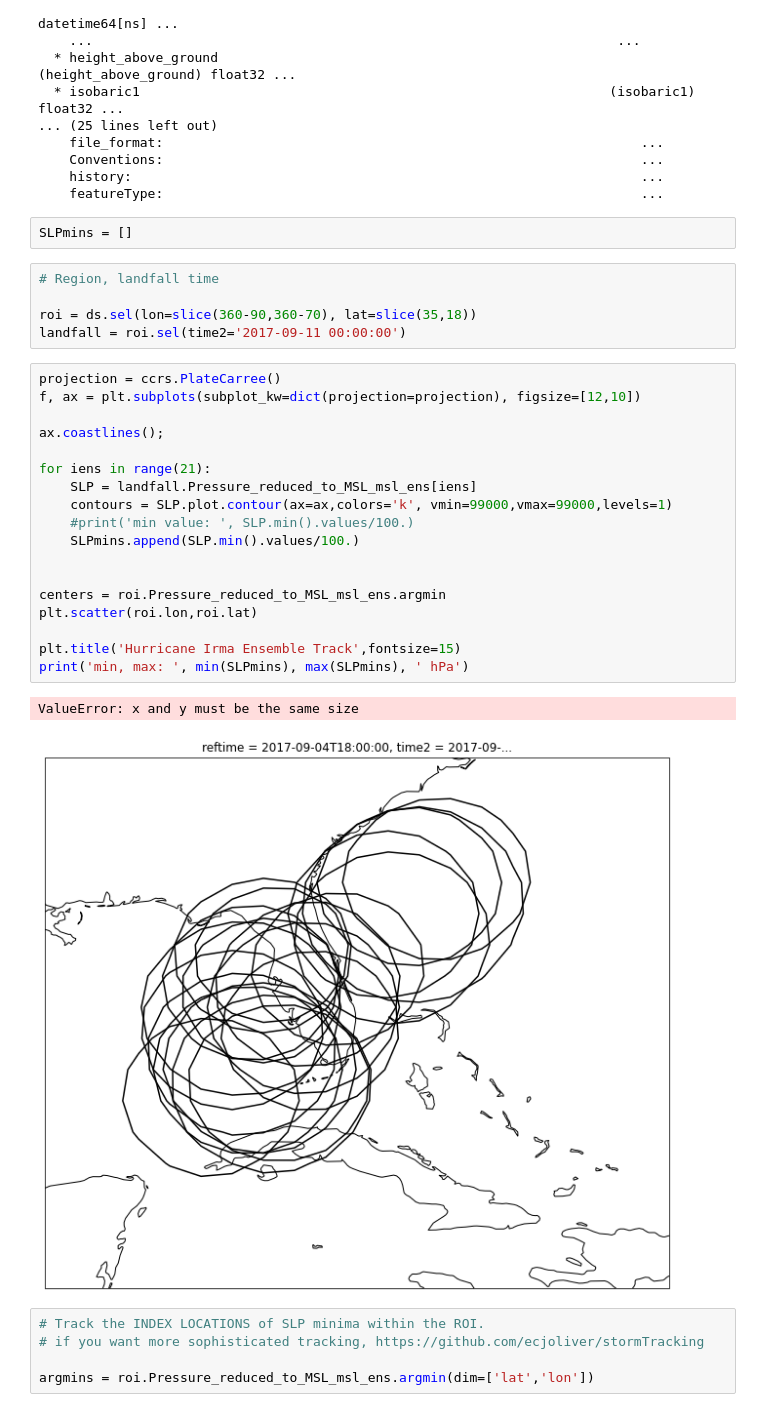
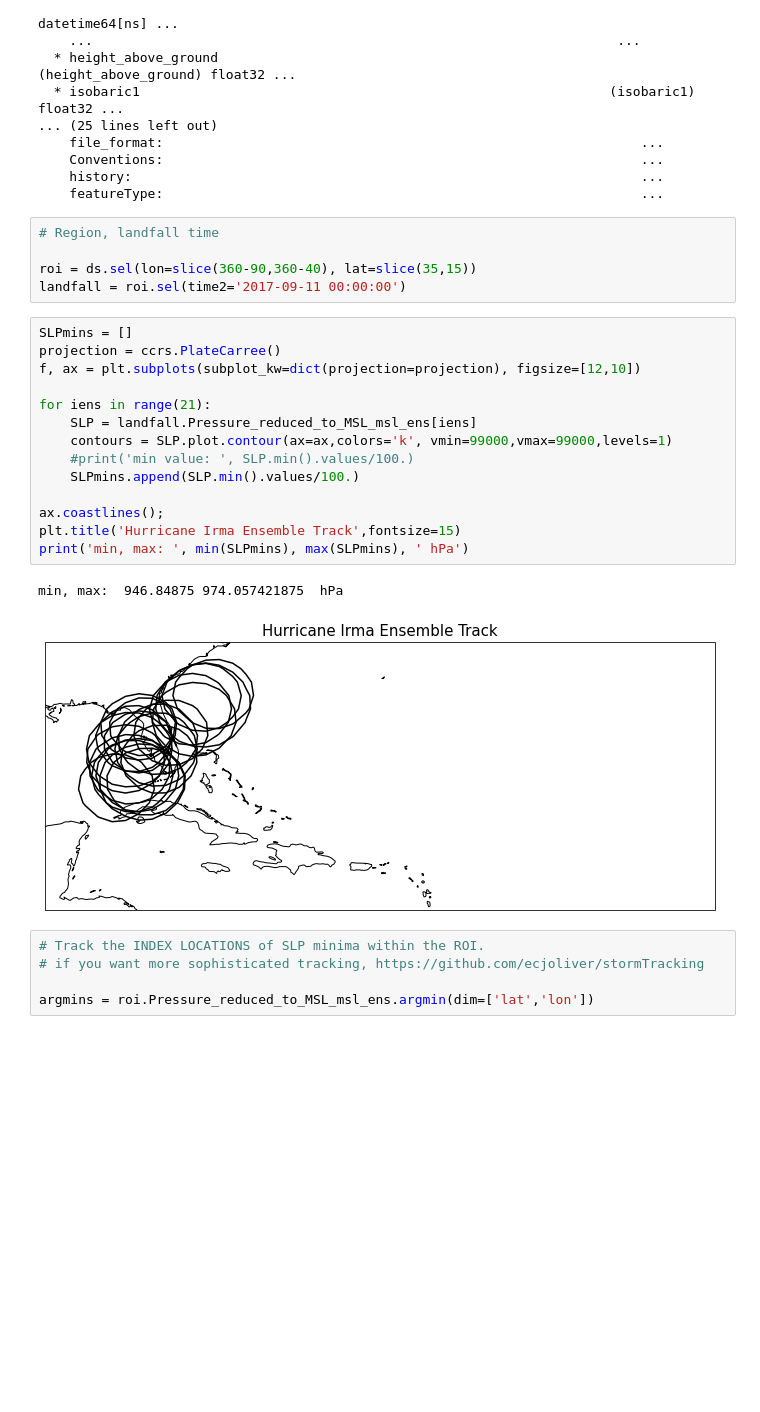
Before and after one commit to fuyihang98/MPO624_2022, a Jupyter notebook: Notebooks/Irma_Yihang.ipynb, the cells around one changed output. Drawn from its saved outputs; the diff is of its cells as text; blank space fills up the shorter version.

```diff
--- a/Notebooks/Irma_Yihang.ipynb
+++ b/Notebooks/Irma_Yihang.ipynb
@@ -50,34 +50,28 @@ Coordinates: (12/14)
     Conventions:                                                             ...
     history:                                                                 ...
     featureType:                                                             ...
-# %%
-SLPmins = []
 # %%
 # Region, landfall time
 
-roi = ds.sel(lon=slice(360-90,360-70), lat=slice(35,18))
+roi = ds.sel(lon=slice(360-90,360-40), lat=slice(35,15))
 landfall = roi.sel(time2='2017-09-11 00:00:00')
 # %%
+SLPmins = []
 projection = ccrs.PlateCarree()
 f, ax = plt.subplots(subplot_kw=dict(projection=projection), figsize=[12,10])
-
-ax.coastlines();
 
 for iens in range(21):
     SLP = landfall.Pressure_reduced_to_MSL_msl_ens[iens]
     contours = SLP.plot.contour(ax=ax,colors='k', vmin=99000,vmax=99000,levels=1)
     #print('min value: ', SLP.min().values/100.)
     SLPmins.append(SLP.min().values/100.)
 
-
-centers = roi.Pressure_reduced_to_MSL_msl_ens.argmin
-plt.scatter(roi.lon,roi.lat)
-
+ax.coastlines();
 plt.title('Hurricane Irma Ensemble Track',fontsize=15)
 print('min, max: ', min(SLPmins), max(SLPmins), ' hPa')
 # %% [output]
-ValueError: x and y must be the same size
+min, max:  946.84875 974.057421875  hPa
-[figure, old version]
+[figure, new version]
 # %%
 # Track the INDEX LOCATIONS of SLP minima within the ROI.
 # if you want more sophisticated tracking, https://github.com/ecjoliver/stormTracking
```
Also changed, not shown: parts of 12 cells of this notebook.
